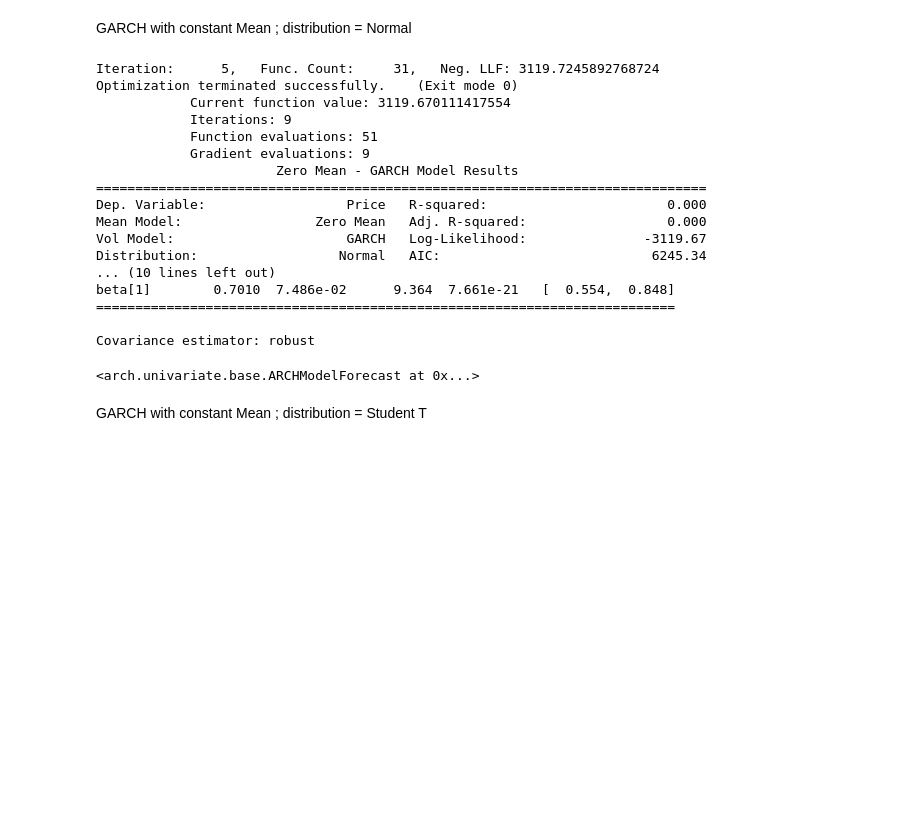
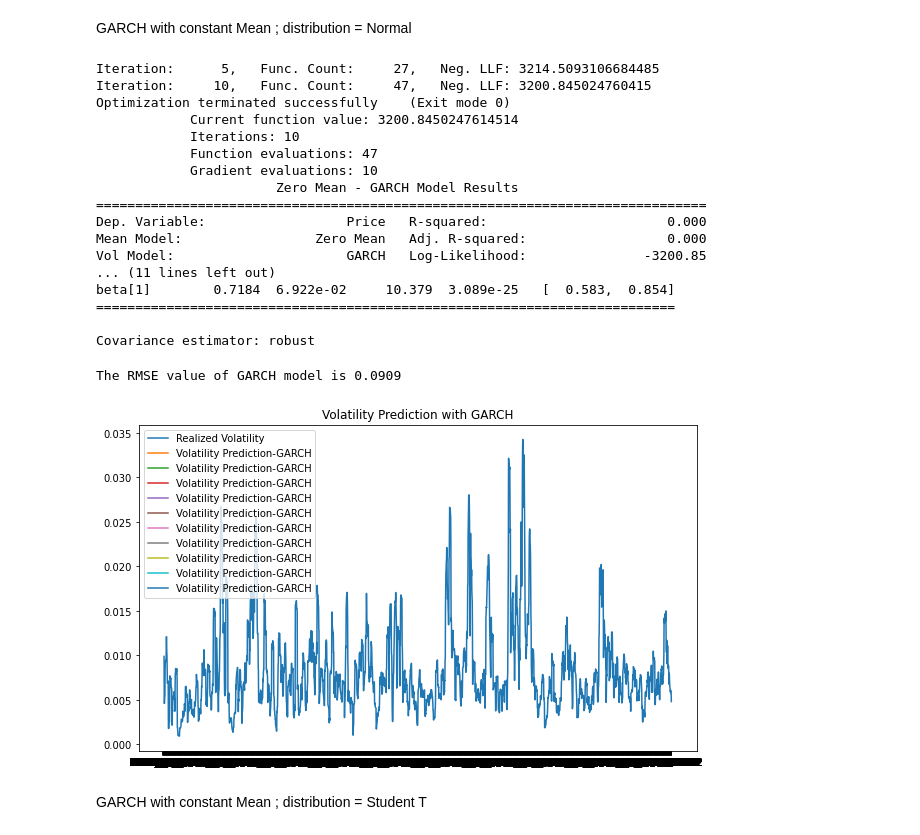
Before and after one commit to Eminent01/Baum-Tenpers-Research, a Jupyter notebook: Baum_Tenper_Research.ipynb, the cells around one changed output. Drawn from its saved outputs; the diff is of its cells as text; code cells hidden in the pictures; blank space fills up the shorter version.

```diff
--- a/Baum_Tenper_Research.ipynb
+++ b/Baum_Tenper_Research.ipynb
@@ -767,8 +768,8 @@ Name: Price, dtype: float64
 # %%
 returns.to_csv("log1.csv", index= False)
 # %%
-# n_test = 10
-# train, test = returns[:-n_test], returns[-n_test:]
+n_test = 10
+train, test = returns[:-n_test], returns[-n_test:]
 # %% [markdown]
 GARCH with constant Mean ; distribution = Normal
 # %%
@@ -778,31 +779,23 @@ am = arch_model(train, vol='Garch', p=1, o=0, q=1, dist='Normal', rescale= True,
 res = am.fit(update_freq=5)
 print(res.summary())
 # %% [output]
-Iteration:      5,   Func. Count:     31,   Neg. LLF: 3119.7245892768724
-Optimization terminated successfully.    (Exit mode 0)
-            Current function value: 3119.670111417554
-            Iterations: 9
-            Function evaluations: 51
-            Gradient evaluations: 9
+Iteration:      5,   Func. Count:     27,   Neg. LLF: 3214.5093106684485
+Iteration:     10,   Func. Count:     47,   Neg. LLF: 3200.845024760415
+Optimization terminated successfully    (Exit mode 0)
+            Current function value: 3200.8450247614514
+            Iterations: 10
+            Function evaluations: 47
+            Gradient evaluations: 10
                        Zero Mean - GARCH Model Results
 ==============================================================================
 Dep. Variable:                  Price   R-squared:                       0.000
 Mean Model:                 Zero Mean   Adj. R-squared:                  0.000
-Vol Model:                      GARCH   Log-Likelihood:               -3119.67
-Distribution:                  Normal   AIC:                           6245.34
-... (10 lines left out)
-beta[1]        0.7010  7.486e-02      9.364  7.661e-21   [  0.554,  0.848]
+Vol Model:                      GARCH   Log-Likelihood:               -3200.85
+... (11 lines left out)
+beta[1]        0.7184  6.922e-02     10.379  3.089e-25   [  0.583,  0.854]
 ==========================================================================
 
 Covariance estimator: robust
-# %%
-#fitting the model
-# model_fit = am.fit()
-# forecast the test set
-yhat = model_fit.forecast(horizon=n_test)
-yhat
-# %% [output]
-<arch.univariate.base.ARCHModelForecast at 0x...>
 # %%
 # print("Train error: ", np.sqrt(mean_squared_error(train,yhat)))
 # pred_test_enet= model_enet.predict(X_test)
@@ -824,8 +817,27 @@ yhat
 # forecast_garch = forecast
 # %%
 # forecasts_irfm = am.forecast(horizon=5)
-forecasts =res.forecast(horizon = 5, reindex = False)
-print(forecasts.variance.dropna().head())
+forecasts =res.forecast(horizon = 10, reindex = False)
+forecast_garch = forecasts
+# print(forecasts.variance.dropna().head())
+# %%
+rmse_garch = np.sqrt(mse(realized_vol[-n_test:] / 100,
+                                  np.sqrt(forecast_garch
+                                  .variance.iloc[-n_test:].T
+                                  / 100)))
+print('The RMSE value of GARCH model is {:.4f}'.format(rmse_garch))
+# %% [output]
+The RMSE value of GARCH model is 0.0909
+# %%
+plt.figure(figsize=(10,6))
+plt.plot(realized_vol / 100, label='Realized Volatility')
+plt.plot(forecast_garch.variance.iloc[n_test:] / 100,
+                  label='Volatility Prediction-GARCH')
+plt.title('Volatility Prediction with GARCH', fontsize=12)
+plt.legend()
+plt.show()
+# %% [output]
+[figure, added]
 # %% [markdown]
 GARCH with constant Mean ; distribution = Student T
 # %%
```
Also changed, not shown: parts of 76 cells of this notebook.
